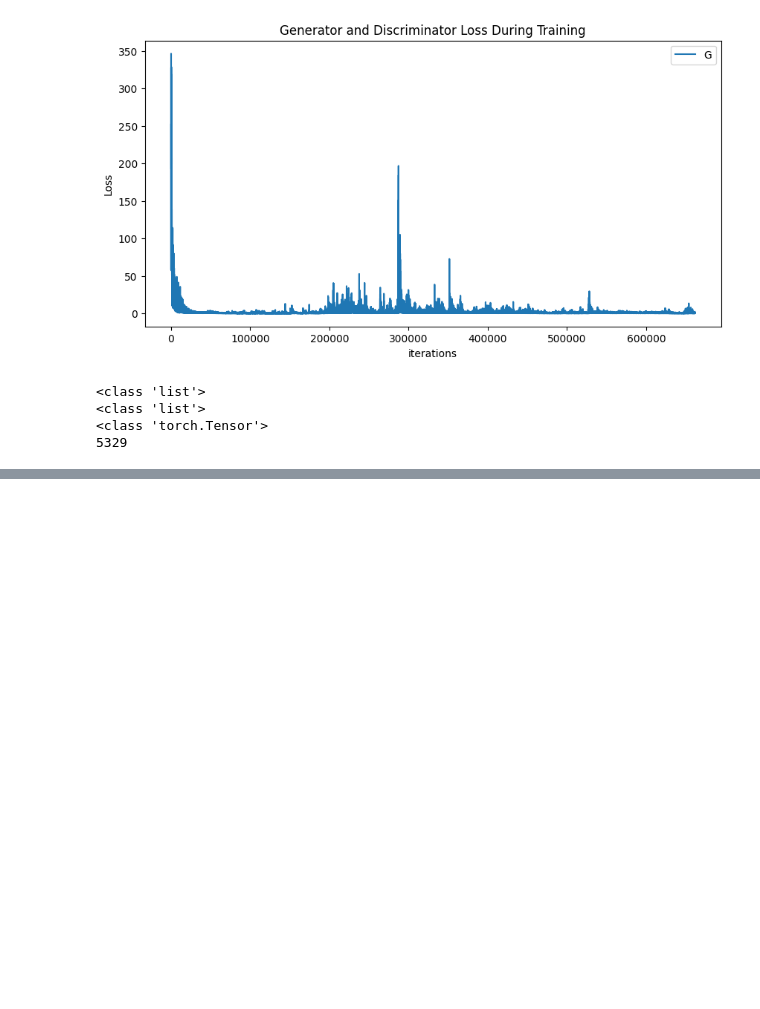
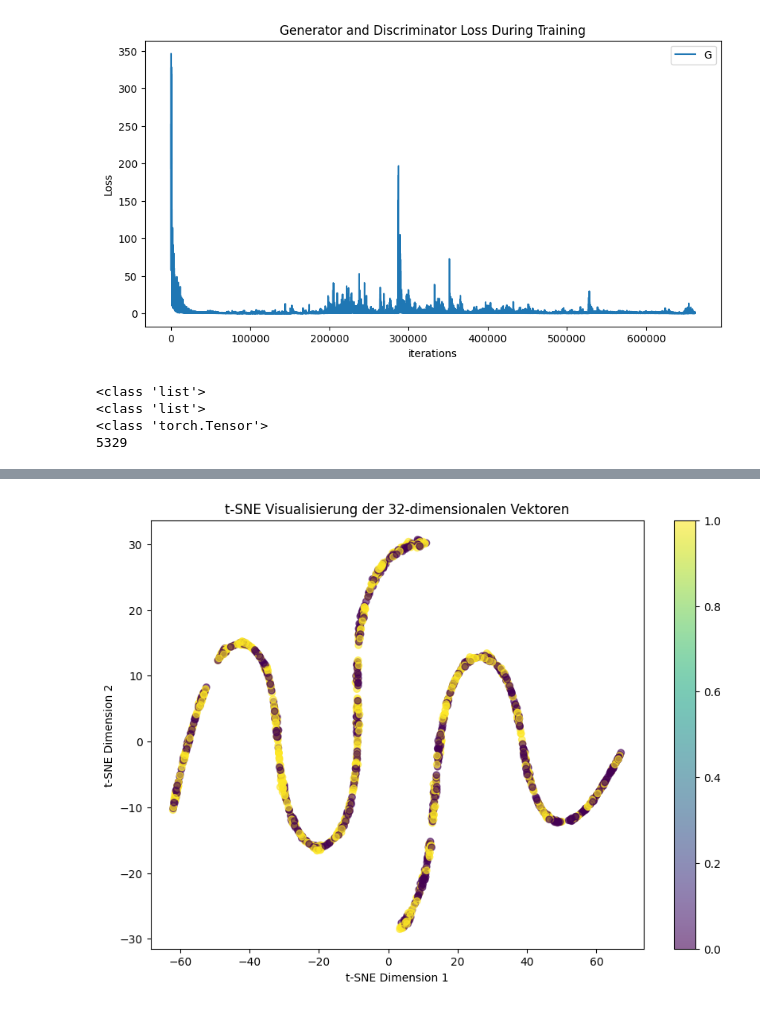
Before and after one commit to tnitzl/SiameseOD, a Jupyter notebook: Siamese.ipynb, the cells around one changed output, grey strips where cells are left out. Saved outputs shown, nothing was run; the diff lists cells and outputs as text; code cells hidden in the pictures; blank space fills up the shorter version.

```diff
--- a/Siamese.ipynb
+++ b/Siamese.ipynb
@@ -611,8 +726,7 @@ class Embeded_Database(torch.utils.data.Dataset):
 # %%
-dataset_embededs = Embeded_Database(embeded_0, embeded_9)
-
-dataloader_embedded = DataLoader(
-    dataset = dataset_embededs,
-    batch_size = batch_size,
+dataset_phi_09 = Siamese_Phi_Dataset()
+loader_phi_09 = DataLoader(
+    dataset = dataset_phi_09,
+    batch_size = 128,
     shuffle=True,
 )
@@ -635,0 +871,35 @@ print(classifier_network)
+# %%
+# Filtere die Liste, um nur die Werte zu behalten, die nicht -1 sind
+filtered_latend_space_epoch = []
+
+for embeded, labels in latend_space_epoch:
+    # Labels abflachen, um eine 1D-Maske zu erstellen
+    labels_flat = labels.flatten()
+    # Maske erstellen, die angibt, welche Werte nicht -1 sind
+    mask = labels_flat != -1
+    # Eingebettete Werte und Labels entsprechend der Maske filtern
+    filtered_embeded = embeded[mask]
+    filtered_labels = labels_flat[mask]
+    # Nur hinzufügen, wenn die gefilterten Arrays nicht leer sind
+    if filtered_embeded.size > 0 and filtered_labels.size > 0:
+        filtered_latend_space_epoch.append((filtered_embeded, filtered_labels))
+# %%
+embeded = filtered_latend_space_epoch[39][0]
+embeded_label = filtered_latend_space_epoch[39][1]
+
+tnse = TSNE(n_components=2, random_state=42)
+
+features_2d = tnse.fit_transform(embeded)
+
+tnse = TSNE(n_components=2, random_state=42)
+features_2d = tnse.fit_transform(embeded)
+
+plt.figure(figsize=(10,7))
+scatter = plt.scatter(features_2d[:, 0], features_2d[:, 1], c=embeded_label, cmap='viridis', alpha=0.6)
+plt.colorbar(scatter)
+plt.title('t-SNE Visualisierung der 32-dimensionalen Vektoren')
+plt.xlabel('t-SNE Dimension 1')
+plt.ylabel('t-SNE Dimension 2')
+plt.show()
+# %% [output]
+[figure, added]
```
Also changed, not shown: parts of 26 cells of this notebook, 3 other files.
